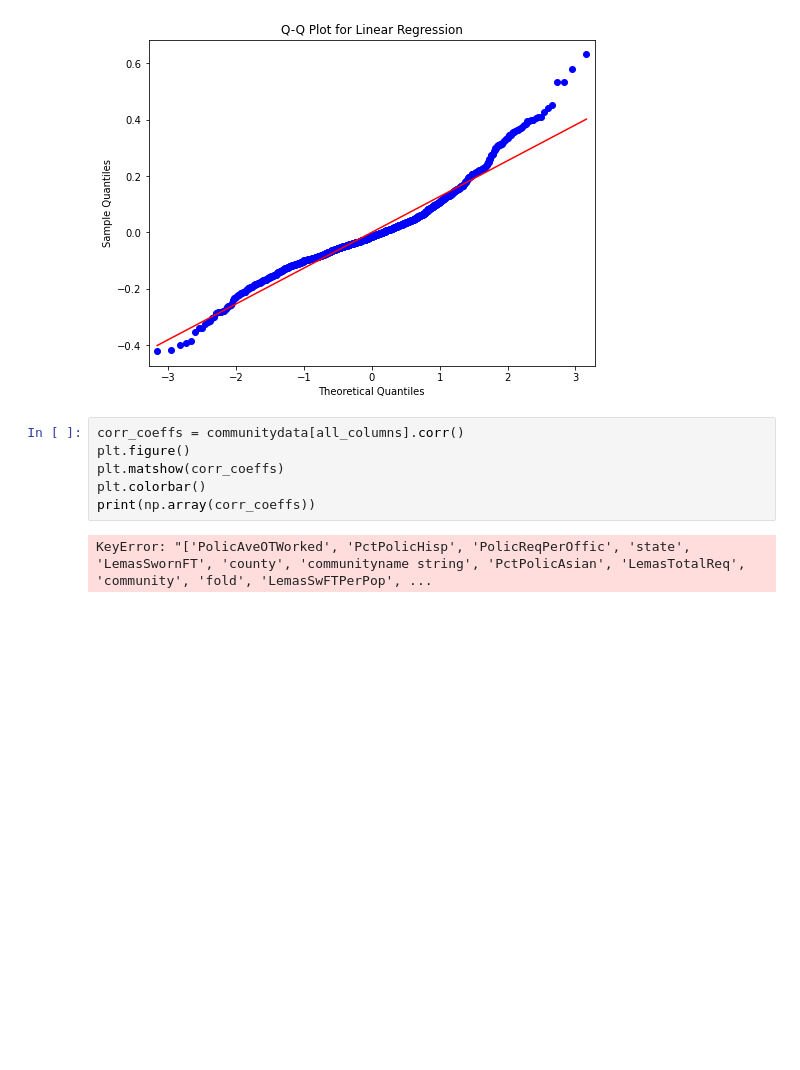
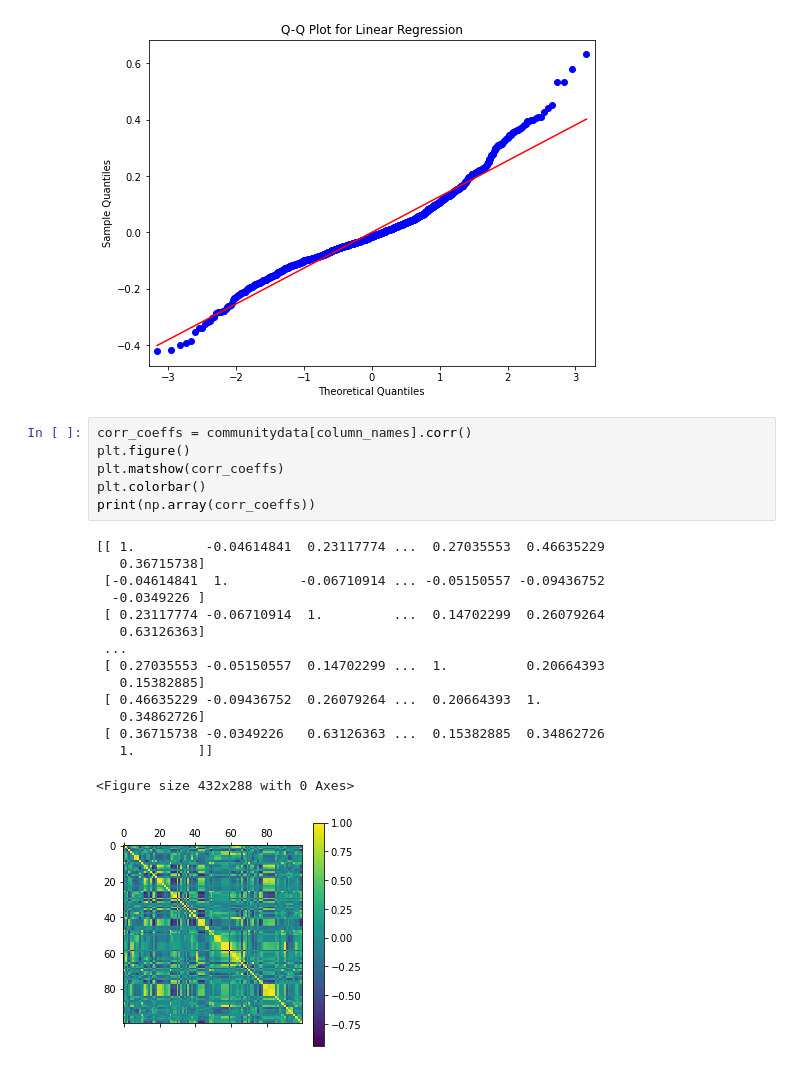
Before and after one commit to Jackhu-gc/CAB420Assignment1A, a Jupyter notebook: assign1q1callum.ipynb, the cells around one changed output. Drawn from its saved outputs; the diff is of its cells as text; blank space fills up the shorter version.

```diff
--- a/assign1q1callum.ipynb
+++ b/assign1q1callum.ipynb
@@ -115,10 +115,24 @@ LemasPctOfficDrugUn    0.005577
 Length: 99, dtype: float64
 [figure]
 # %%
-corr_coeffs = communitydata[all_columns].corr()
+corr_coeffs = communitydata[column_names].corr()
 plt.figure()
 plt.matshow(corr_coeffs)
 plt.colorbar()
 print(np.array(corr_coeffs))
 # %% [output]
-KeyError: "['PolicAveOTWorked', 'PctPolicHisp', 'PolicReqPerOffic', 'state', 'LemasSwornFT', 'county', 'communityname string', 'PctPolicAsian', 'LemasTotalReq', 'community', 'fold', 'LemasSwFTPerPop', ...
+[[ 1.         -0.04614841  0.23117774 ...  0.27035553  0.46635229
+   0.36715738]
+ [-0.04614841  1.         -0.06710914 ... -0.05150557 -0.09436752
+  -0.0349226 ]
+ [ 0.23117774 -0.06710914  1.         ...  0.14702299  0.26079264
+   0.63126363]
+ ...
+ [ 0.27035553 -0.05150557  0.14702299 ...  1.          0.20664393
+   0.15382885]
+ [ 0.46635229 -0.09436752  0.26079264 ...  0.20664393  1.
+   0.34862726]
+ [ 0.36715738 -0.0349226   0.63126363 ...  0.15382885  0.34862726
+   1.        ]]
+<Figure size 432x288 with 0 Axes>
+[figure, added]
```
Also changed, not shown: parts of 1 cell of this notebook.
